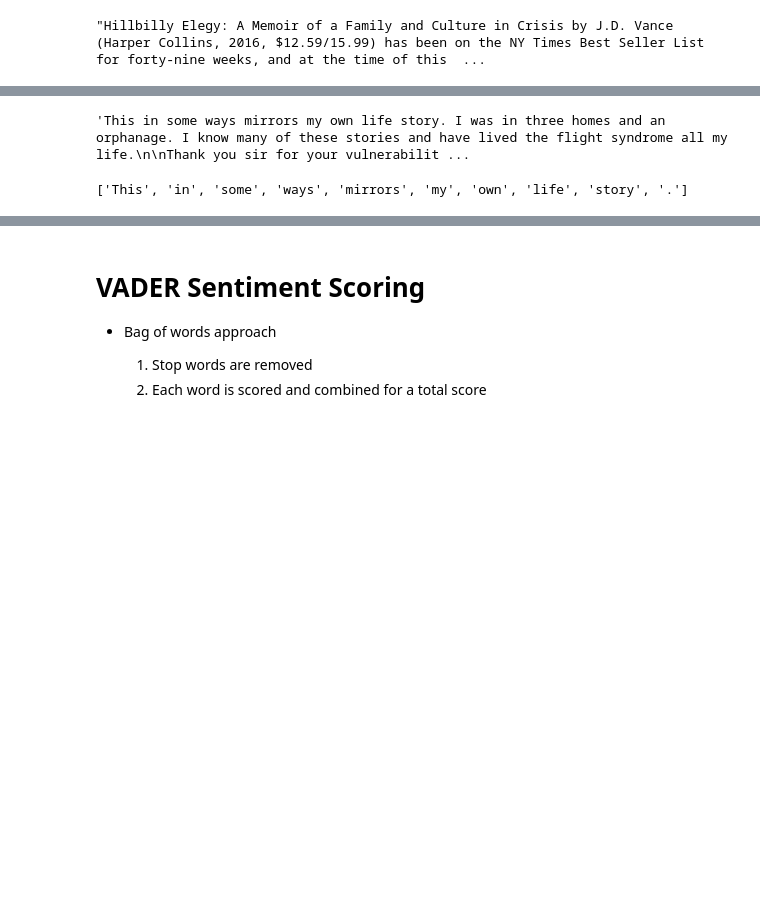
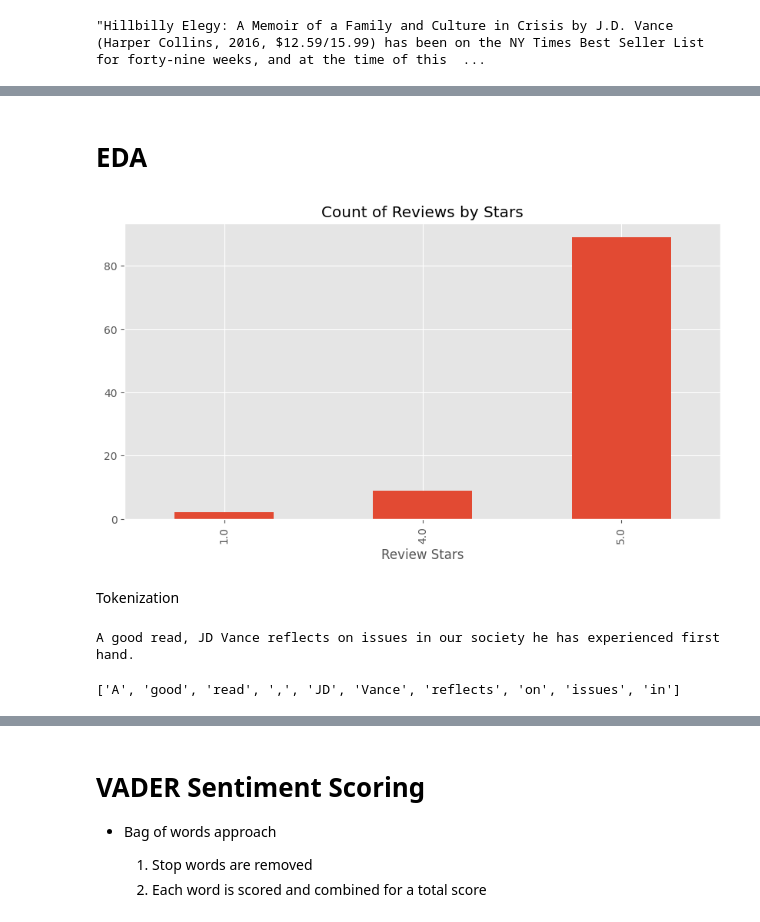
Before and after one commit to sutanto5/Amazon_WebScraper, a Jupyter notebook: Amazon_Sentiment_Analysis.ipynb, the cells around one changed output, grey strips where cells are left out. Saved outputs shown, nothing was run; the diff lists cells and outputs as text; code cells hidden in the pictures; blank space fills up the shorter version.

```diff
--- a/Amazon_Sentiment_Analysis.ipynb
+++ b/Amazon_Sentiment_Analysis.ipynb
@@ -44,13 +43,25 @@ df.shape
+# %% [markdown]
+# **EDA**
+# %%
+ax = df['Rating'].value_counts().sort_index() \
+    .plot(kind='bar',
+          title='Count of Reviews by Stars',
+          figsize=(10, 5))
+ax.set_xlabel('Review Stars')
+plt.show()
+# %% [output]
+[figure, added]
+# %% [markdown]
+Tokenization
 # %%
-example = df['Review Body'].values[20]
-example
+example = df['Review Body'][50]
+print(example)
+
+tokens = nltk.word_tokenize(example)
+tokens[:10]
 # %% [output]
-'This in some ways mirrors my own life story. I was in three homes and an orphanage. I know many of these stories and have lived the flight syndrome all my life.\n\nThank you sir for your vulnerabilit ...
+A good read, JD Vance reflects on issues in our society he has experienced first hand.
+['A', 'good', 'read', ',', 'JD', 'Vance', 'reflects', 'on', 'issues', 'in']
-# %%
-tokens = nltk.word_tokenize(example)
-tokens[:10]
-# %% [output]
-['This', 'in', 'some', 'ways', 'mirrors', 'my', 'own', 'life', 'story', '.']
 # %%
 #part of speech tagging
 nltk.download('averaged_perceptron_tagger_eng')
```
Also changed, not shown: parts of 22 cells of this notebook.
